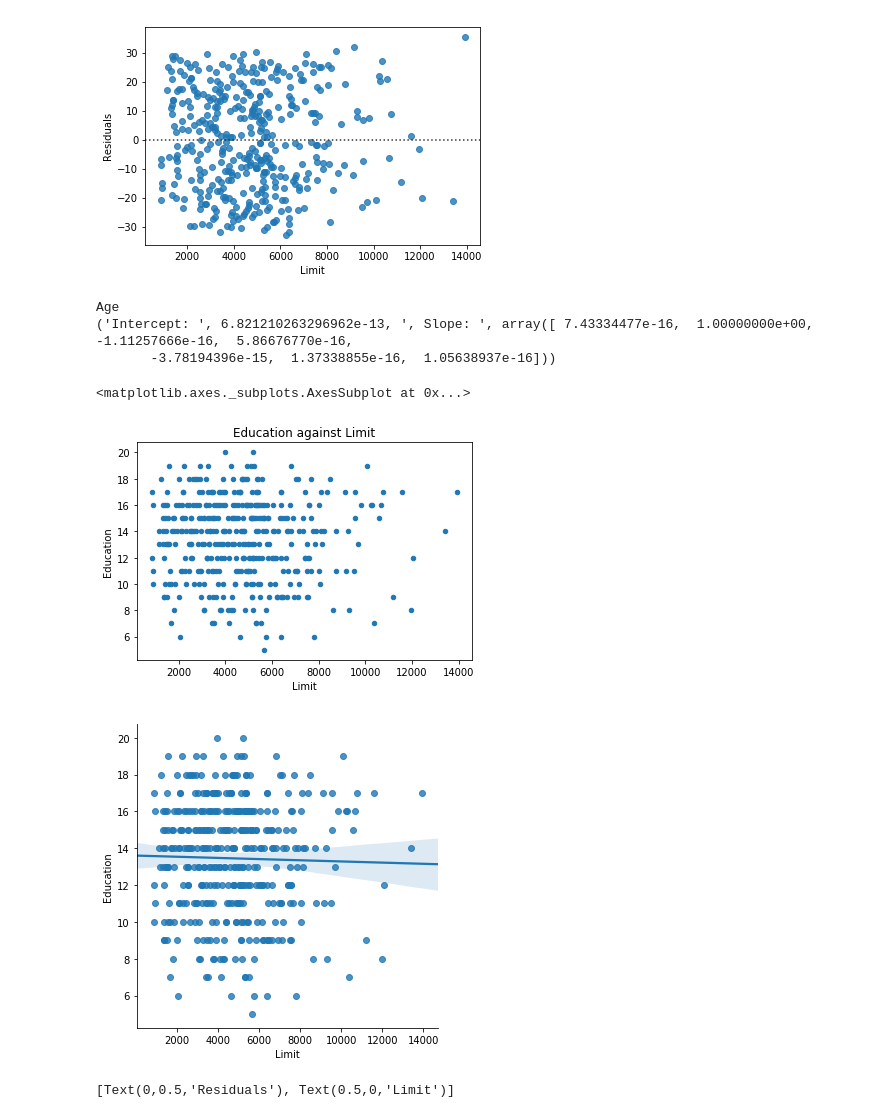
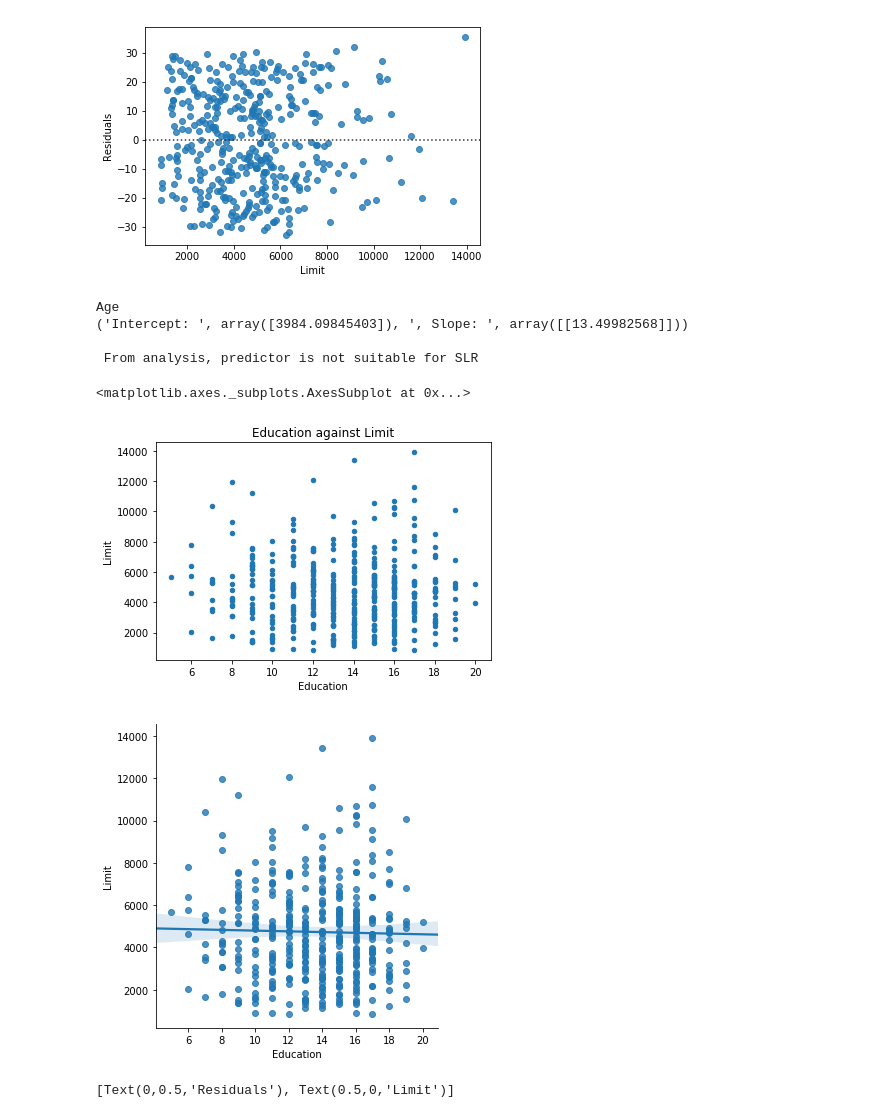
Before and after one commit to USF-CS-663-Spring-2020/lab-05-regression-surya9401, a Jupyter notebook: Lab_05_Regression_Credit.ipynb, the cells around one changed output. Drawn from its saved outputs; the diff is of its cells as text; code cells hidden in the pictures.

```diff
--- a/Lab_05_Regression_Credit.ipynb
+++ b/Lab_05_Regression_Credit.ipynb
@@ -116,23 +123,25 @@ res.set(xlabel = 'Limit', ylabel = 'Residuals')
 [figure]
 # %%
 print("Age")
-linReg = LinearRegression().fit(df.drop('Age', axis = 1), df.iloc[:, 1])
-linReg
+linReg = LinearRegression().fit(df[['Age']], df[['Limit']])
 print('Intercept: ', linReg.intercept_, ', Slope: ', linReg.coef_)
+
+print("\n From analysis, predictor is not suitable for SLR")
 # %% [output]
 Age
-('Intercept: ', 6.821210263296962e-13, ', Slope: ', array([ 7.43334477e-16,  1.00000000e+00, -1.11257666e-16,  5.86676770e-16,
-       -3.78194396e-15,  1.37338855e-16,  1.05638937e-16]))
+('Intercept: ', array([3984.09845403]), ', Slope: ', array([[13.49982568]]))
+
+ From analysis, predictor is not suitable for SLR
 # %%
 # Plotting Education against Limit
-df.plot(kind = 'scatter', x = 'Limit', y = 'Education', title = "Education against Limit")
+df.plot(kind = 'scatter', x = 'Education', y = 'Limit', title = "Education against Limit")
 # %% [output]
 <matplotlib.axes._subplots.AxesSubplot at 0x...>
-[figure, old version]
+[figure, new version]
 # %%
-plot=sns.lmplot(y = 'Education', x = 'Limit', data = df)
+plot=sns.lmplot(y = 'Limit', x = 'Education', data = df)
 # %% [output]
-[figure, old version]
+[figure, new version]
 # %%
 res=sns.residplot('Limit', 'Education', data = df)
 res.set(xlabel = 'Limit', ylabel = 'Residuals')
```
Also changed, not shown: parts of 12 cells of this notebook, 1 other file.
